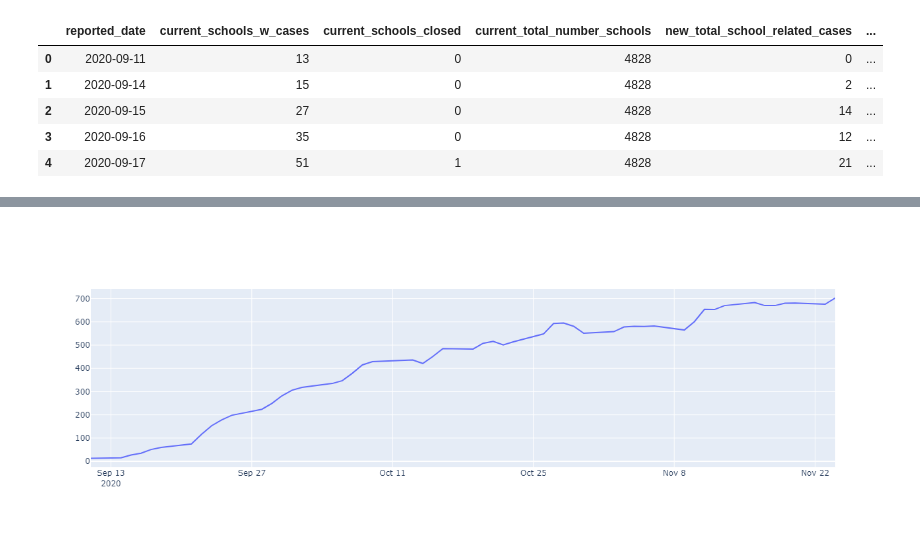
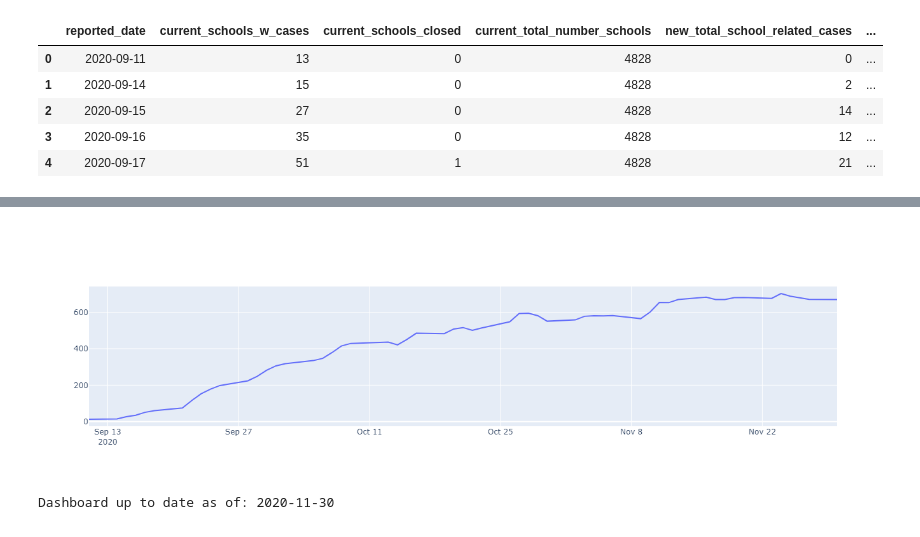
Before and after one commit to Peterstangolis/ontario_schools_covid19_analysis, a Jupyter notebook: Dash-Plotly_ONT_school_covid19_dashboard.ipynb, the cells around one changed output, grey strips where cells are left out. Saved outputs shown, nothing was run; the diff lists cells and outputs as text; code cells hidden in the pictures.

Commit message:
Working on ploy - dash dashboard for Ontario School COVID-19 Dashboard

```diff
--- a/Dash-Plotly_ONT_school_covid19_dashboard.ipynb
+++ b/Dash-Plotly_ONT_school_covid19_dashboard.ipynb
@@ -26,3 +27,6 @@ df.head()
 | 2 | 2020-09-15 | 27 | 0 | 4828 | 14 | ... |
 | 3 | 2020-09-16 | 35 | 0 | 4828 | 12 | ... |
 | 4 | 2020-09-17 | 51 | 1 | 4828 | 21 | ... |
+# %%
+df.reported_date = pd.to_datetime(df.reported_date)
+df.info()
@@ -31,7 +56,13 @@ cols = [x for x in df.columns]
 # %%
 selection = ['current_schools_w_cases', 'cumulative_school_related_cases', 'cumulative_school_related_student_cases', 'cumulative_school_related_staff_cases']
 
 fig = go.Figure([go.Scatter(x=df['reported_date'], y=df['current_schools_w_cases'])])
+fig.update_layout(width = 600, height = 400)
 fig.show()
 # %% [output]
-[figure, old version]
+[figure, new version]
+# %%
+last_reported_date = max(df.reported_date)
+print("Dashboard up to date as of:",last_reported_date)
+# %% [output]
+Dashboard up to date as of: 2020-11-30
```
Also changed, not shown: parts of 35 cells of this notebook, 7 other files.
